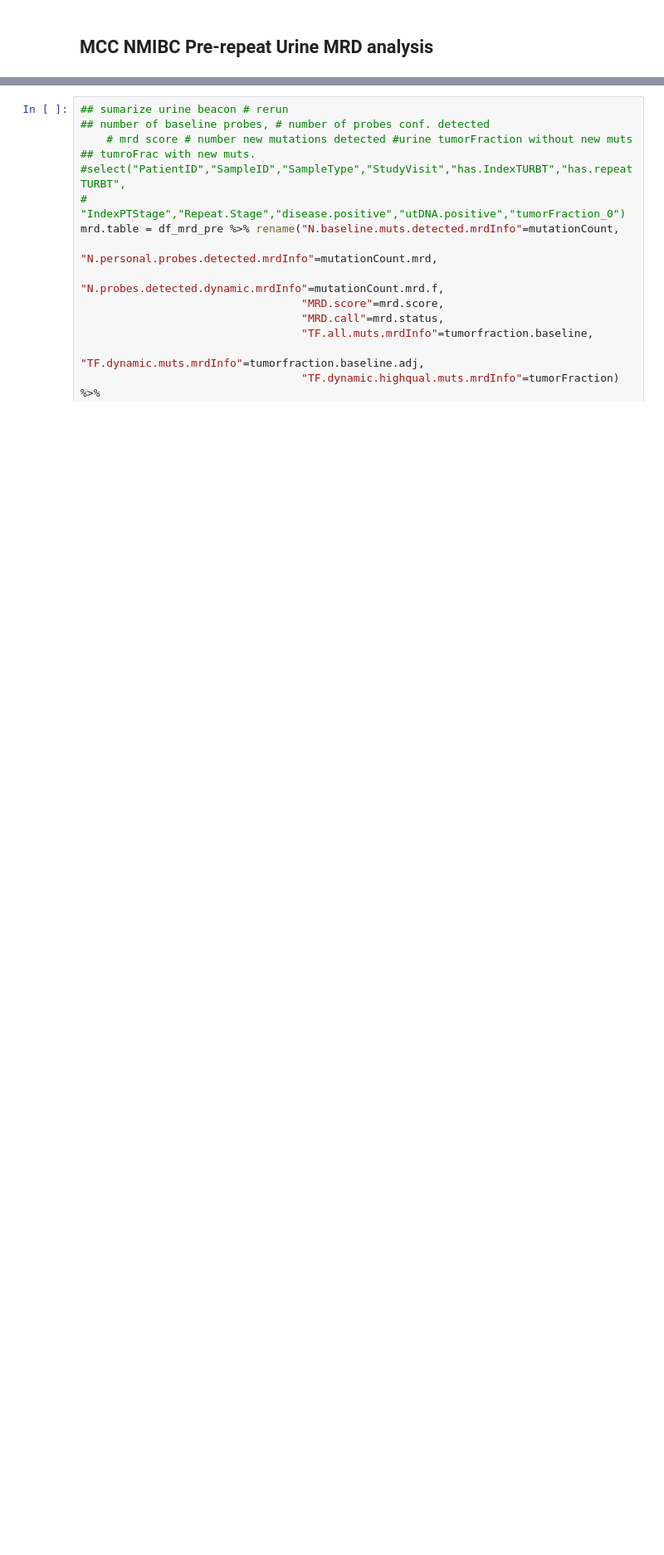
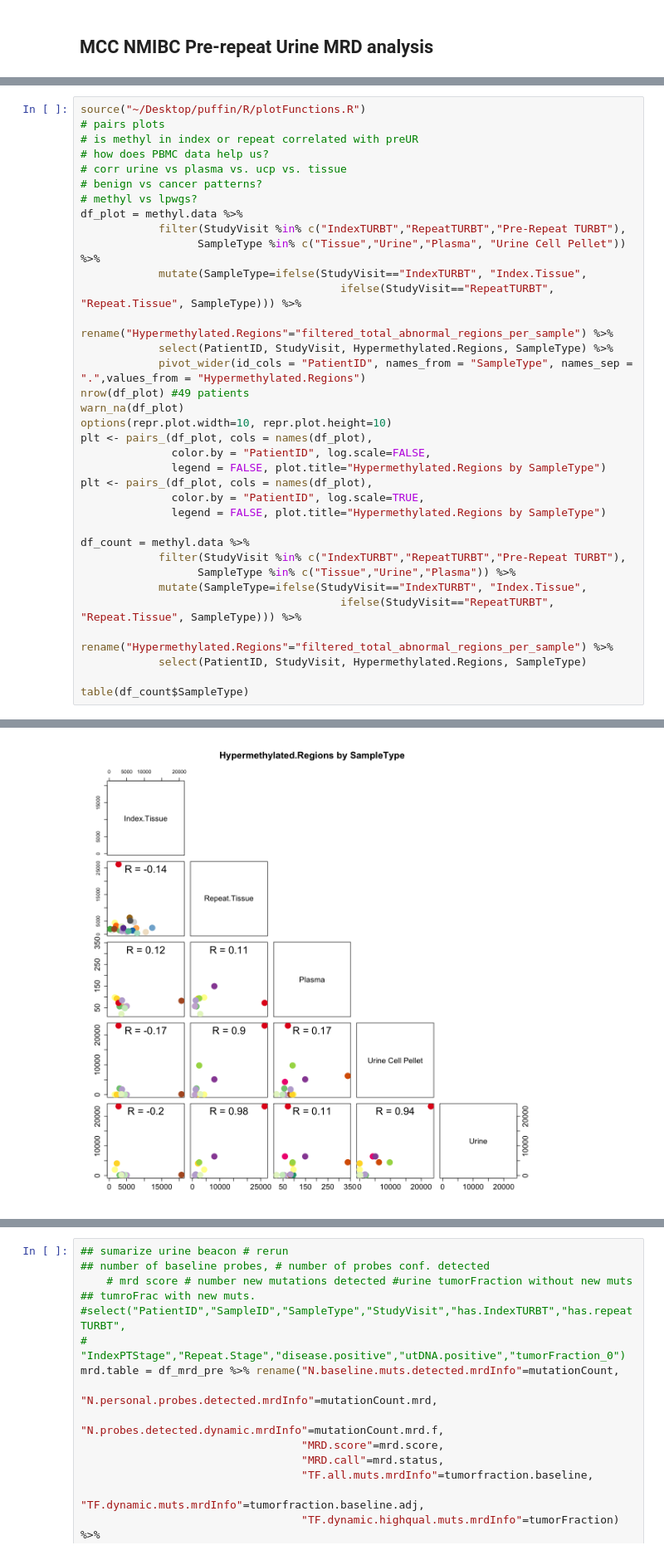
Before and after one commit to billiegould/R-functions-for-stats-and-plotting, a Jupyter notebook: notebooks/NMIBC_MRD_analysis.ipynb, the cells around one changed output, grey strips where cells are left out. Shown at 83% size. Drawn from its saved outputs; the diff is of its cells as text; blank space fills up the shorter version.

```diff
--- a/notebooks/NMIBC_MRD_analysis.ipynb
+++ b/notebooks/NMIBC_MRD_analysis.ipynb
@@ -337,0 +1175,36 @@ Setting levels: control = FALSE, case = TRUE
+# %%
+source("~/Desktop/puffin/R/plotFunctions.R")
+# pairs plots
+# is methyl in index or repeat correlated with preUR
+# how does PBMC data help us?
+# corr urine vs plasma vs. ucp vs. tissue
+# benign vs cancer patterns?
+# methyl vs lpwgs?
+df_plot = methyl.data %>%
+            filter(StudyVisit %in% c("IndexTURBT","RepeatTURBT","Pre-Repeat TURBT"),
+                  SampleType %in% c("Tissue","Urine","Plasma", "Urine Cell Pellet")) %>%
+            mutate(SampleType=ifelse(StudyVisit=="IndexTURBT", "Index.Tissue",
+                                        ifelse(StudyVisit=="RepeatTURBT", "Repeat.Tissue", SampleType))) %>%
+            rename("Hypermethylated.Regions"="filtered_total_abnormal_regions_per_sample") %>%
+            select(PatientID, StudyVisit, Hypermethylated.Regions, SampleType) %>%
+            pivot_wider(id_cols = "PatientID", names_from = "SampleType", names_sep = ".",values_from = "Hypermethylated.Regions")
+nrow(df_plot) #49 patients
+warn_na(df_plot)
+options(repr.plot.width=10, repr.plot.height=10)
+plt <- pairs_(df_plot, cols = names(df_plot),
+              color.by = "PatientID", log.scale=FALSE,
+              legend = FALSE, plot.title="Hypermethylated.Regions by SampleType")
+plt <- pairs_(df_plot, cols = names(df_plot),
+              color.by = "PatientID", log.scale=TRUE,
+              legend = FALSE, plot.title="Hypermethylated.Regions by SampleType")
+
+df_count = methyl.data %>%
+            filter(StudyVisit %in% c("IndexTURBT","RepeatTURBT","Pre-Repeat TURBT"),
+                  SampleType %in% c("Tissue","Urine","Plasma")) %>%
+            mutate(SampleType=ifelse(StudyVisit=="IndexTURBT", "Index.Tissue",
+                                        ifelse(StudyVisit=="RepeatTURBT", "Repeat.Tissue", SampleType))) %>%
+            rename("Hypermethylated.Regions"="filtered_total_abnormal_regions_per_sample") %>%
+            select(PatientID, StudyVisit, Hypermethylated.Regions, SampleType)
+
+table(df_count$SampleType)
+# %% [output]
@@ -337,0 +1229 @@ Setting levels: control = FALSE, case = TRUE
+[figure, added]
```
Also changed, not shown: parts of 39 cells of this notebook, 7 other files.
